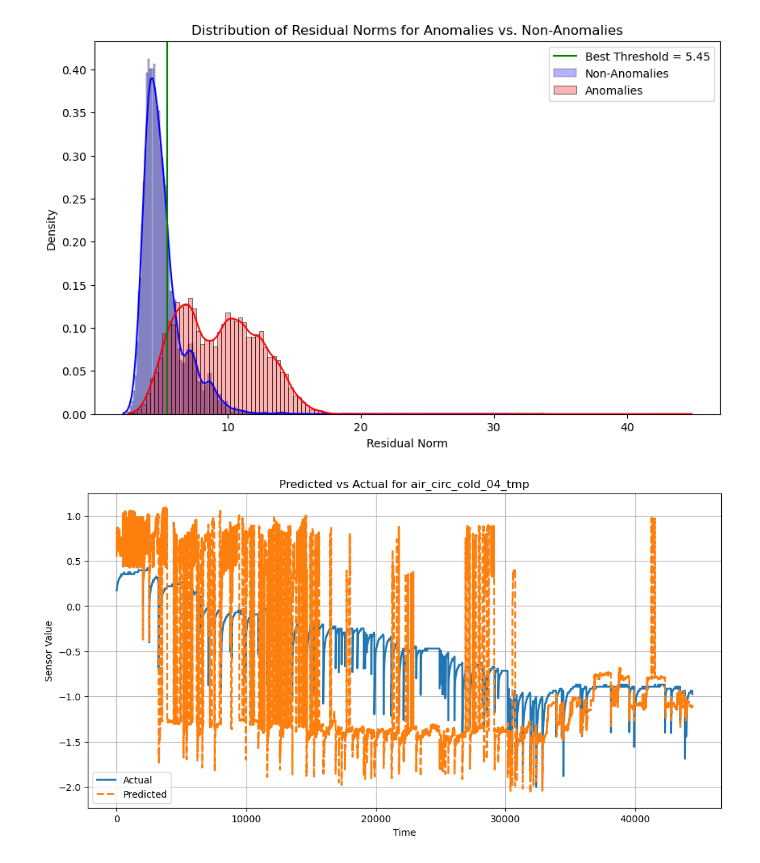
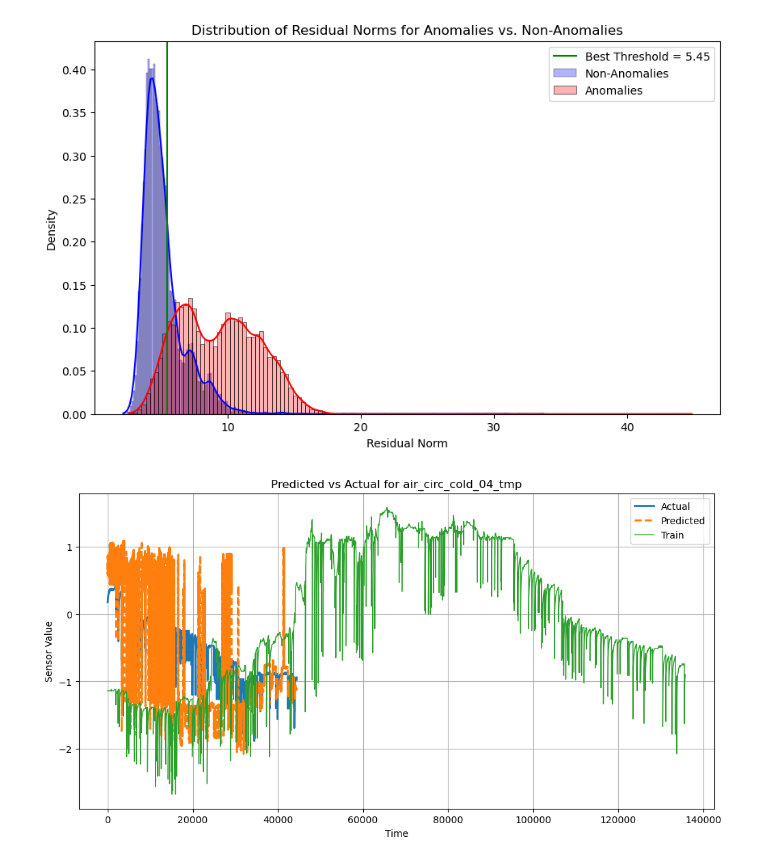
Before and after one commit to j0shcd/ml4pm-project, a Jupyter notebook: regression_forest.ipynb, the cells around one changed output. Drawn from its saved outputs; the diff is of its cells as text; code cells hidden in the pictures.

```diff
--- a/regression_forest.ipynb
+++ b/regression_forest.ipynb
@@ -150,8 +147,8 @@ Best hyperparameters: {'n_estimators': 20, 'max_depth': 25, 'min_samples_split':
 best_params = {'n_estimators': 20, 'max_depth': 25, 'min_samples_split': 2, 'min_samples_leaf': 1, 'max_features': None}
 # %%
 final_model = RandomForestRegressor(
-    # n_estimators=15,
-    n_estimators=best_params['n_estimators'],
+    n_estimators=20,
+    # n_estimators=best_params['n_estimators'],
     max_depth=best_params['max_depth'],
     min_samples_split=best_params['min_samples_split'],
     min_samples_leaf=best_params['min_samples_leaf'],
@@ -302,20 +344,22 @@ plt.show()
 # %%
 # Specify the sensor (output dimension) you want to visualize
 sensor_name = 'air_circ_cold_04_tmp'  # Replace with the name of the sensor
 
 # Extract the actual and predicted values for the chosen sensor
 actual_values = y_synthetic[sensor_name].values  # True values for the sensor
+train_values = y[sensor_name].values # Training values
 predicted_values = y_pred_synthetic[:, y_synthetic.columns.get_loc(sensor_name)]  # Predicted values
 
 # Plot the actual and predicted time series
 plt.figure(figsize=(12, 6))
 plt.plot(actual_values, label='Actual', linewidth=2)
 plt.plot(predicted_values, label='Predicted', linewidth=2, linestyle='--')
+plt.plot(train_values, label='Train', linewidth=1, linestyle='-')
 plt.title(f'Predicted vs Actual for {sensor_name}')
 plt.xlabel('Time')
 plt.ylabel('Sensor Value')
 plt.legend()
 plt.grid(True)
 plt.show()
 # %% [output]
-[figure, old version]
+[figure, new version]
```
Also changed, not shown: parts of 6 cells of this notebook, 2 other files.
